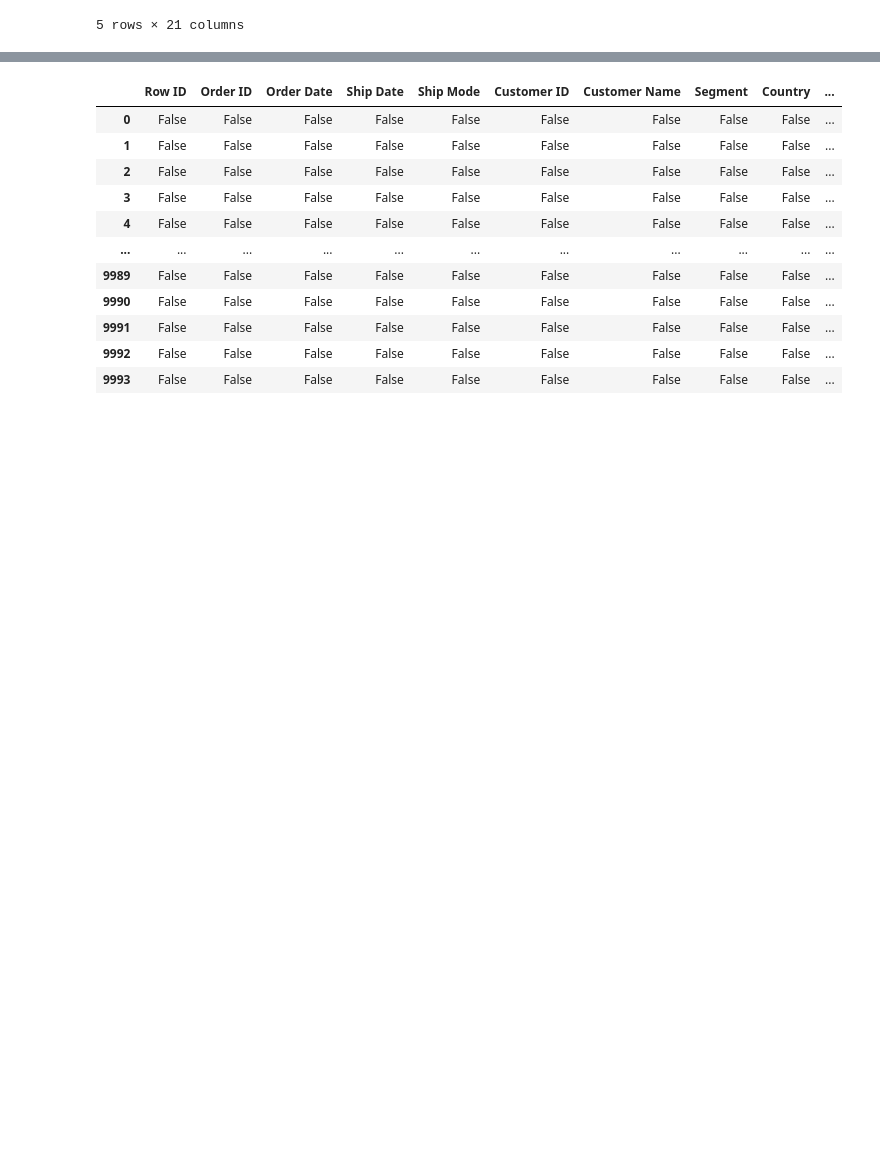
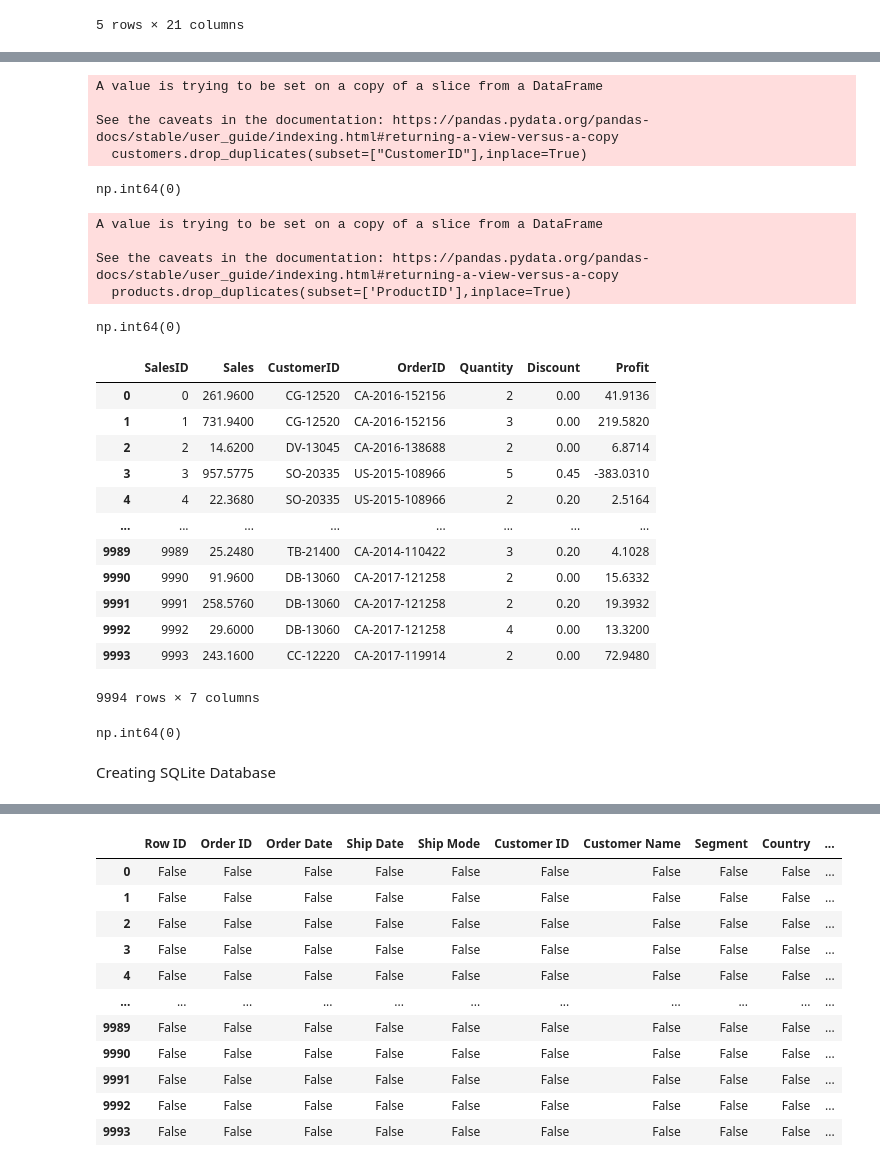
Before and after one commit to Meddy92-gif/E-commerce-Project, a Jupyter notebook: EDA_Superstore.ipynb, the cells around one changed output, grey strips where cells are left out. Cells and saved outputs as stored; diff of their text form; code cells hidden in the pictures; blank space fills up the shorter version.

```diff
--- a/EDA_Superstore.ipynb
+++ b/EDA_Superstore.ipynb
@@ -16,8 +16,8 @@ from sklearn.linear_model import LinearRegression
 from sklearn.preprocessing import PolynomialFeatures
 import sqlite3
 # %%
-vs_gr_superstore = pd.read_csv('Sample-Superstore.csv', encoding='windows-1254')
-vs_gr_superstore.head()
+vs_superstore = pd.read_csv('Sample-Superstore.csv', encoding='windows-1254')
+vs_superstore.head()
 # %% [output]
 |  | Row ID | Order ID | Order Date | Ship Date | Ship Mode | Customer ID | Customer Name | Segment | Country | ... |
 | 0 | 1 | CA-2016-152156 | 11/8/2016 | 11/11/2016 | Second Class | CG-12520 | Claire Gute | Consumer | United States | ... |
@@ -49 +29,4 @@ dtype: int64
+# %%
+vs_superstore.rename(columns={'Order ID': 'OrderID','Order Date':'OrderDate','Ship Date': 'ShipDate', 'Ship Mode': 'ShipMode','Customer ID': 'CustomerID',
+                                 'Customer Name': 'CustomerName', 'Postal Code':'PostalCode', 'Product ID':'ProductID', 'Sub-Category':'SubCategory', 'Product Name':'ProductName'}, inplace=True)
 # %%
@@ -52,0 +59,8 @@ np.int64(0)
+# %%
+customers = vs_superstore[["CustomerID","CustomerName","PostalCode","Region","City", "State","Segment"]]
+customers.drop_duplicates(subset=["CustomerID"],inplace=True)
+# %% [output]
+A value is trying to be set on a copy of a slice from a DataFrame
+
+See the caveats in the documentation: https://pandas.pydata.org/pandas-docs/stable/user_guide/indexing.html#returning-a-view-versus-a-copy
+  customers.drop_duplicates(subset=["CustomerID"],inplace=True)
@@ -52,0 +69,13 @@ np.int64(0)
+# %%
+customers["CustomerID"].duplicated().sum()
+#customers.head()
+# %% [output]
+np.int64(0)
+# %%
+products = vs_superstore[["ProductID", "ProductName","Category","SubCategory"]]
+products.drop_duplicates(subset=['ProductID'],inplace=True)
+# %% [output]
+A value is trying to be set on a copy of a slice from a DataFrame
+
+See the caveats in the documentation: https://pandas.pydata.org/pandas-docs/stable/user_guide/indexing.html#returning-a-view-versus-a-copy
+  products.drop_duplicates(subset=['ProductID'],inplace=True)
@@ -52,0 +84,25 @@ np.int64(0)
+# %%
+products['ProductID'].duplicated().sum()
+#products.head()
+# %% [output]
+np.int64(0)
+# %%
+salesinfo = vs_superstore[["Sales","CustomerID", "OrderID","Quantity","Discount","Profit"]]
+#salesinfo
+# %%
+salesinfo=salesinfo.rename_axis("SalesID").reset_index()
+salesinfo
+# %% [output]
+|  | SalesID | Sales | CustomerID | OrderID | Quantity | Discount | Profit |
+| 0 | 0 | 261.9600 | CG-12520 | CA-2016-152156 | 2 | 0.00 | 41.9136 |
+| 1 | 1 | 731.9400 | CG-12520 | CA-2016-152156 | 3 | 0.00 | 219.5820 |
+| 2 | 2 | 14.6200 | DV-13045 | CA-2016-138688 | 2 | 0.00 | 6.8714 |
+| 3 | 3 | 957.5775 | SO-20335 | US-2015-108966 | 5 | 0.45 | -383.0310 |
+| 4 | 4 | 22.3680 | SO-20335 | US-2015-108966 | 2 | 0.20 | 2.5164 |
+| ... | ... | ... | ... | ... | ... | ... | ... |
+| 9989 | 9989 | 25.2480 | TB-21400 | CA-2014-110422 | 3 | 0.20 | 4.1028 |
+| 9990 | 9990 | 91.9600 | DB-13060 | CA-2017-121258 | 2 | 0.00 | 15.6332 |
+| 9991 | 9991 | 258.5760 | DB-13060 | CA-2017-121258 | 2 | 0.20 | 19.3932 |
+| 9992 | 9992 | 29.6000 | DB-13060 | CA-2017-121258 | 4 | 0.00 | 13.3200 |
+| 9993 | 9993 | 243.1600 | CC-12220 | CA-2017-119914 | 2 | 0.00 | 72.9480 |
+9994 rows × 7 columns
@@ -52,0 +111,6 @@ np.int64(0)
+# %%
+salesinfo['SalesID'].duplicated().sum()
+# %% [output]
+np.int64(0)
+# %% [markdown]
+Creating SQLite Database
```
Also changed, not shown: parts of 33 cells of this notebook, 3 other files.
